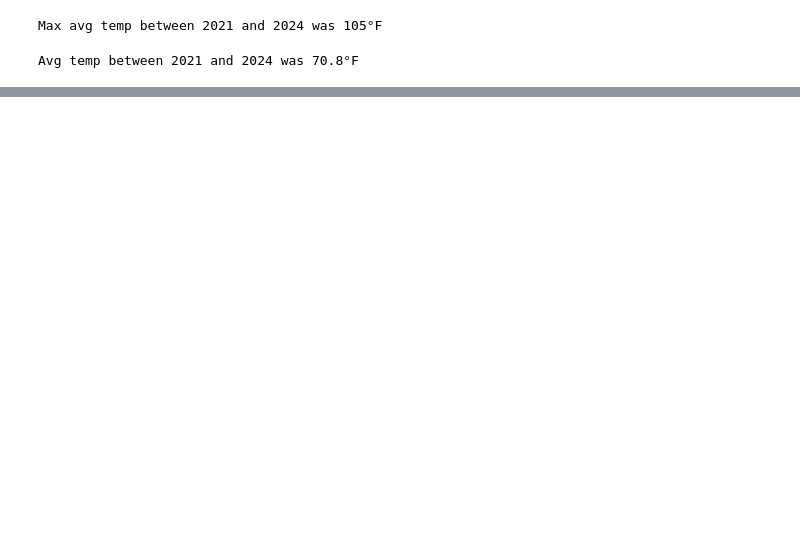
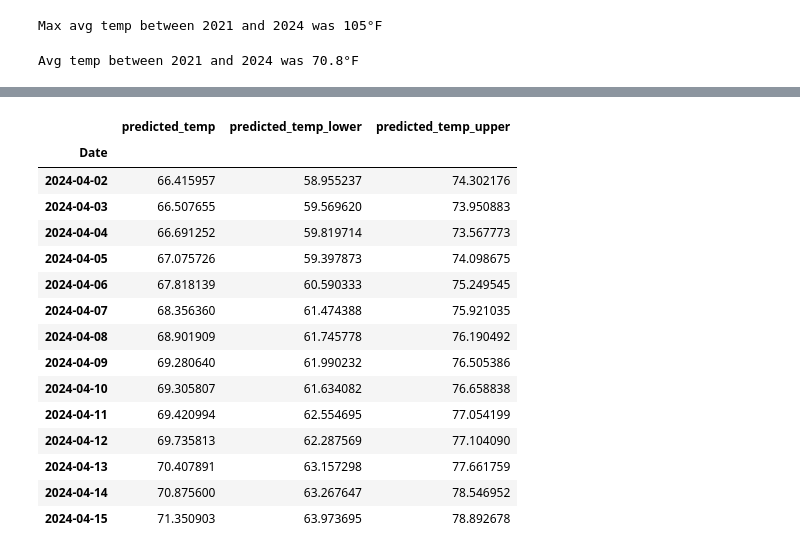
Before and after one commit to LandryHouston/Weather_Wizard, a Jupyter notebook: code/02_analysis.ipynb, the cells around one changed output, grey strips where cells are left out. Saved outputs shown, nothing was run; the diff lists cells and outputs as text; code cells hidden in the pictures; blank space fills up the shorter version.

```diff
--- a/code/02_analysis.ipynb
+++ b/code/02_analysis.ipynb
@@ -128,0 +178,24 @@ decomp.trend.plot();
+# %%
+predicted_values = forecast[['ds', 'yhat', 'yhat_lower', 'yhat_upper']][-periods:]
+
+predicted_values.rename(columns={'ds': 'Date', 'yhat':'predicted_temp', 'yhat_lower':'predicted_temp_lower', 'yhat_upper':'predicted_temp_upper'}, inplace=True)
+
+predicted_values.set_index('Date', inplace=True)
+predicted_values
+# %% [output]
+|  | predicted_temp | predicted_temp_lower | predicted_temp_upper |
+| Date |  |  |  |
+| 2024-04-02 | 66.415957 | 58.955237 | 74.302176 |
+| 2024-04-03 | 66.507655 | 59.569620 | 73.950883 |
+| 2024-04-04 | 66.691252 | 59.819714 | 73.567773 |
+| 2024-04-05 | 67.075726 | 59.397873 | 74.098675 |
+| 2024-04-06 | 67.818139 | 60.590333 | 75.249545 |
+| 2024-04-07 | 68.356360 | 61.474388 | 75.921035 |
+| 2024-04-08 | 68.901909 | 61.745778 | 76.190492 |
+| 2024-04-09 | 69.280640 | 61.990232 | 76.505386 |
+| 2024-04-10 | 69.305807 | 61.634082 | 76.658838 |
+| 2024-04-11 | 69.420994 | 62.554695 | 77.054199 |
+| 2024-04-12 | 69.735813 | 62.287569 | 77.104090 |
+| 2024-04-13 | 70.407891 | 63.157298 | 77.661759 |
+| 2024-04-14 | 70.875600 | 63.267647 | 78.546952 |
+| 2024-04-15 | 71.350903 | 63.973695 | 78.892678 |
```
Also changed, not shown: parts of 16 cells of this notebook.
